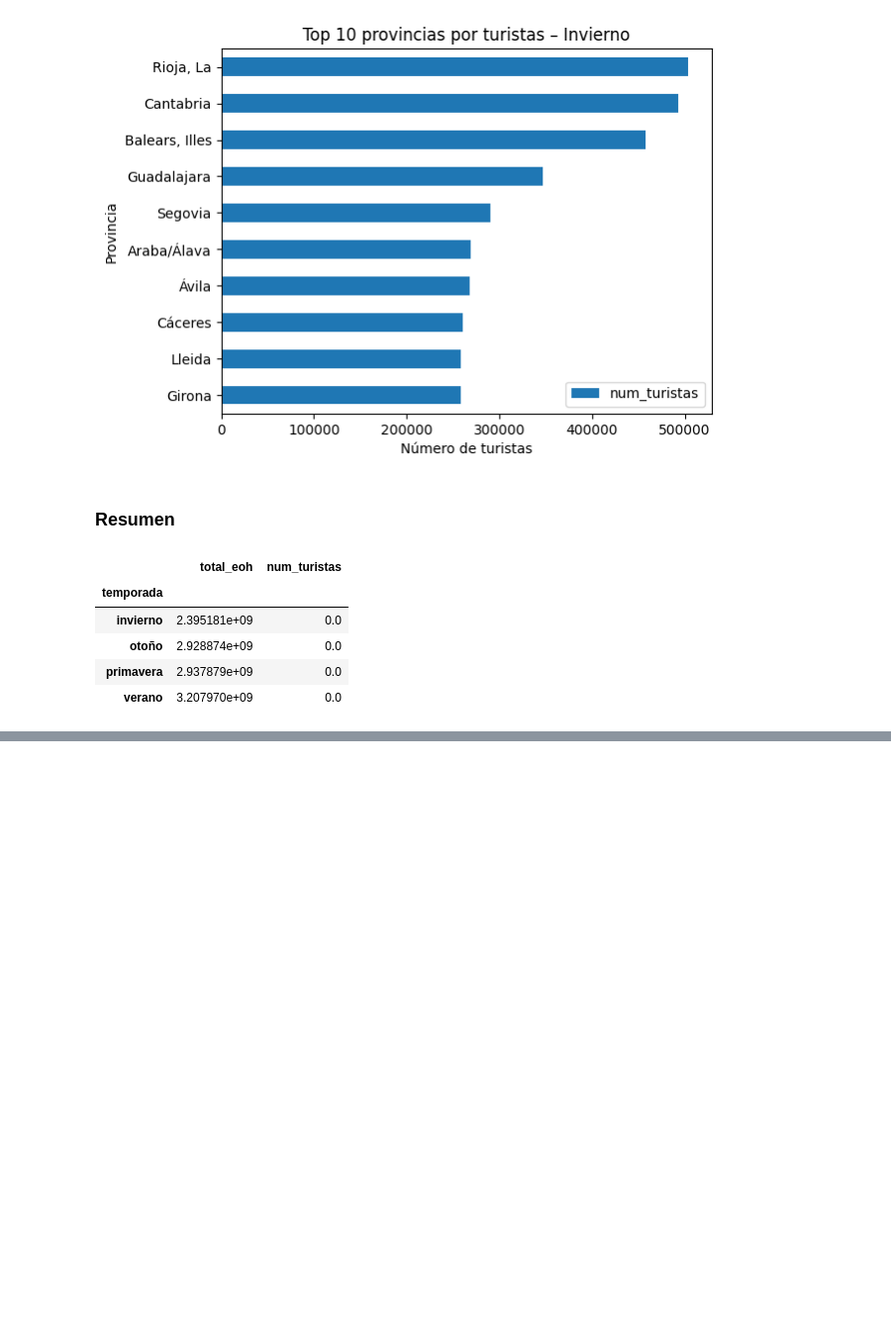
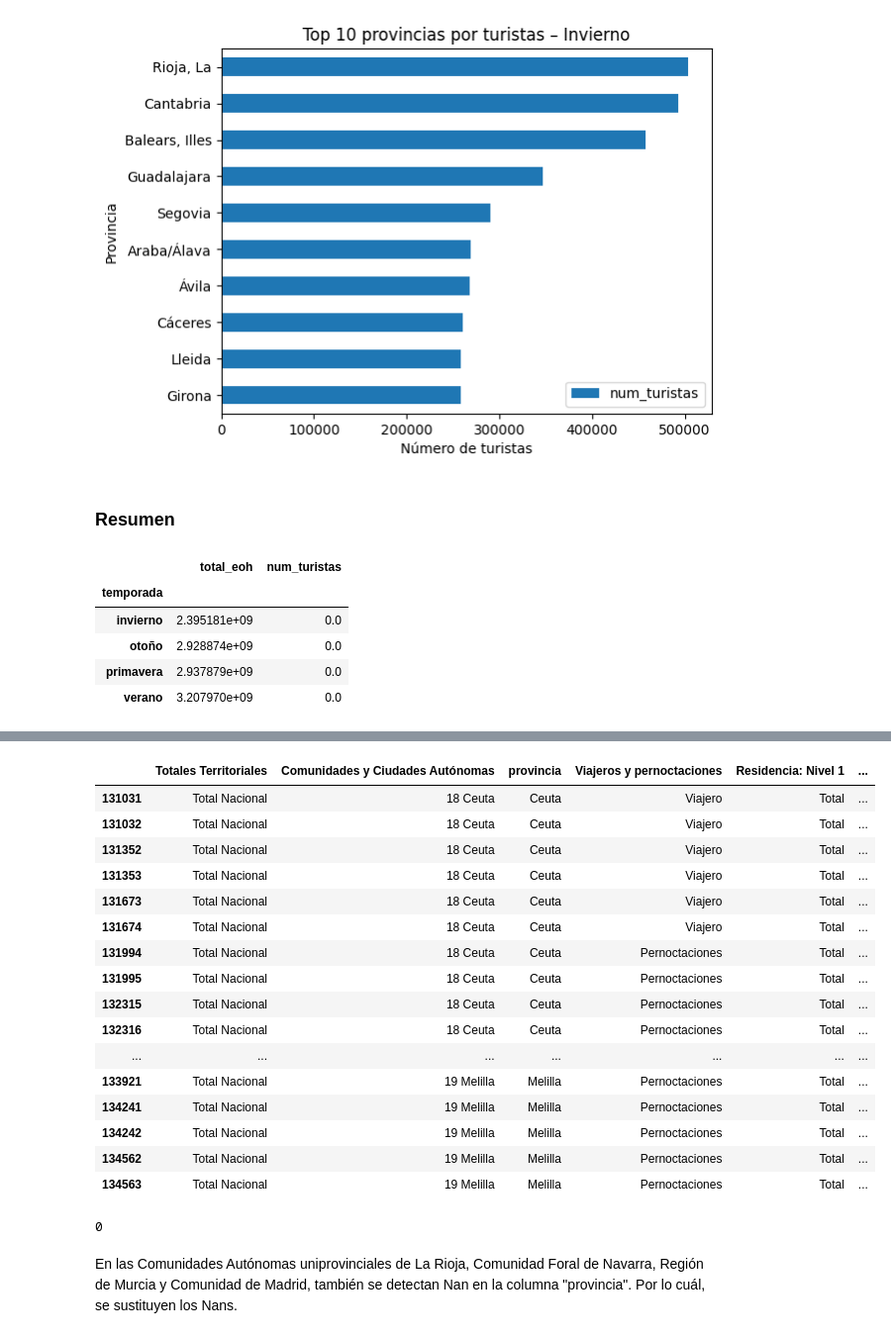
Before and after one commit to MirnaGarridoR/TrabajoML, a Jupyter notebook: ML - TURISMO/EDA-TURISMO.ipynb, the cells around one changed output, grey strips where cells are left out. Shown: that part at 99% size. Drawn from its saved outputs; the diff is of its cells as text; code cells hidden in the pictures; blank space fills up the shorter version.

```diff
--- a/ML - TURISMO/EDA-TURISMO.ipynb
+++ b/ML - TURISMO/EDA-TURISMO.ipynb
@@ -448,0 +582,3 @@ resumen
+# %%
+ciudades_autonomas = df_eoh['Comunidades y Ciudades Autónomas'].str.contains('Ceuta|Melilla', case=False, na=False)
+df_eoh.loc[ciudades_autonomas, 'provincia'] = df_eoh.loc[ciudades_autonomas, 'Comunidades y Ciudades Autónomas'].str.extract('(Ceuta|Melilla)', expand=False)
@@ -448,0 +591,20 @@ resumen
+# %%
+df_eoh[df_eoh['provincia'].isin(['Ceuta', 'Melilla']) & df_eoh['total_eoh'].isnull()]
+# %% [output]
+|  | Totales Territoriales | Comunidades y Ciudades Autónomas | provincia | Viajeros y pernoctaciones | Residencia: Nivel 1 | ... |
+| 131031 | Total Nacional | 18 Ceuta | Ceuta | Viajero | Total | ... |
+| 131032 | Total Nacional | 18 Ceuta | Ceuta | Viajero | Total | ... |
+| 131352 | Total Nacional | 18 Ceuta | Ceuta | Viajero | Total | ... |
+| 131353 | Total Nacional | 18 Ceuta | Ceuta | Viajero | Total | ... |
+| 131673 | Total Nacional | 18 Ceuta | Ceuta | Viajero | Total | ... |
+| 131674 | Total Nacional | 18 Ceuta | Ceuta | Viajero | Total | ... |
+| 131994 | Total Nacional | 18 Ceuta | Ceuta | Pernoctaciones | Total | ... |
+| 131995 | Total Nacional | 18 Ceuta | Ceuta | Pernoctaciones | Total | ... |
+| 132315 | Total Nacional | 18 Ceuta | Ceuta | Pernoctaciones | Total | ... |
+| 132316 | Total Nacional | 18 Ceuta | Ceuta | Pernoctaciones | Total | ... |
+| ... | ... | ... | ... | ... | ... | ... |
+| 133921 | Total Nacional | 19 Melilla | Melilla | Pernoctaciones | Total | ... |
+| 134241 | Total Nacional | 19 Melilla | Melilla | Pernoctaciones | Total | ... |
+| 134242 | Total Nacional | 19 Melilla | Melilla | Pernoctaciones | Total | ... |
+| 134562 | Total Nacional | 19 Melilla | Melilla | Pernoctaciones | Total | ... |
+| 134563 | Total Nacional | 19 Melilla | Melilla | Pernoctaciones | Total | ... |
@@ -448,0 +615,6 @@ resumen
+# %%
+print(df_eoh['total_eoh'].isnull().sum())
+# %% [output]
+0
+# %% [markdown]
+En las Comunidades Autónomas uniprovinciales de La Rioja, Comunidad Foral de Navarra, Región de Murcia y Comunidad de Madrid, también se detectan Nan en la columna "provincia". Por lo cuál, se sustituyen los Nans.
```
Also changed, not shown: parts of 48 cells of this notebook.
